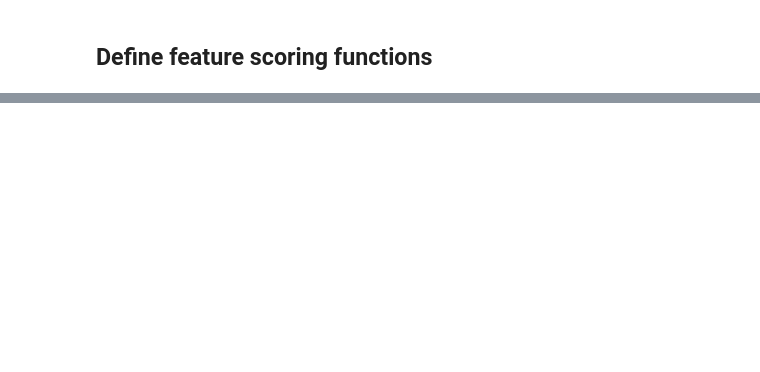
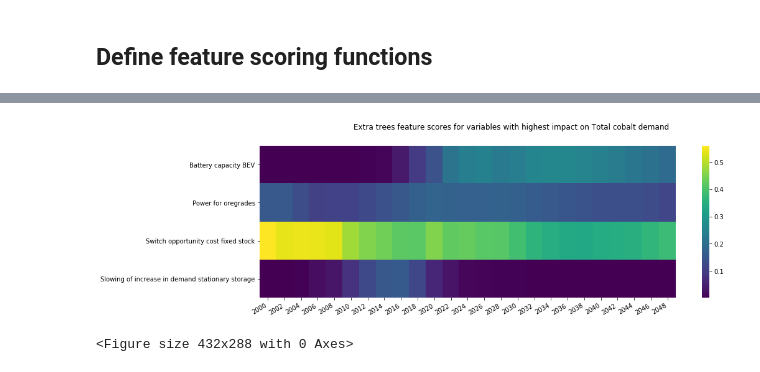
Before and after one commit to erikavdlinden/CobaltModel, a Jupyter notebook: Extra trees feature scoring.ipynb, the cells around one changed output, grey strips where cells are left out. Drawn from its saved outputs; the diff is of its cells as text; code cells hidden in the pictures; blank space fills up the shorter version.

```diff
--- a/Extra trees feature scoring.ipynb
+++ b/Extra trees feature scoring.ipynb
@@ -294,0 +308,7 @@ plot_heatmap_overtime(all_scores_RoverP, title = 'R over P ratio cobalt')
+# %%
+all_scores_totaldemand = get_ex_feature_scores_topx('Total demand[Cobalt]',2)
+plot_heatmap_overtime(all_scores_totaldemand, title = 'Total cobalt demand')
+plt.savefig(wd+'etfs_demand')
+# %% [output]
+[figure, added]
+<Figure size 432x288 with 0 Axes>
```
Also changed, not shown: parts of 9 cells of this notebook, 2 other files.
